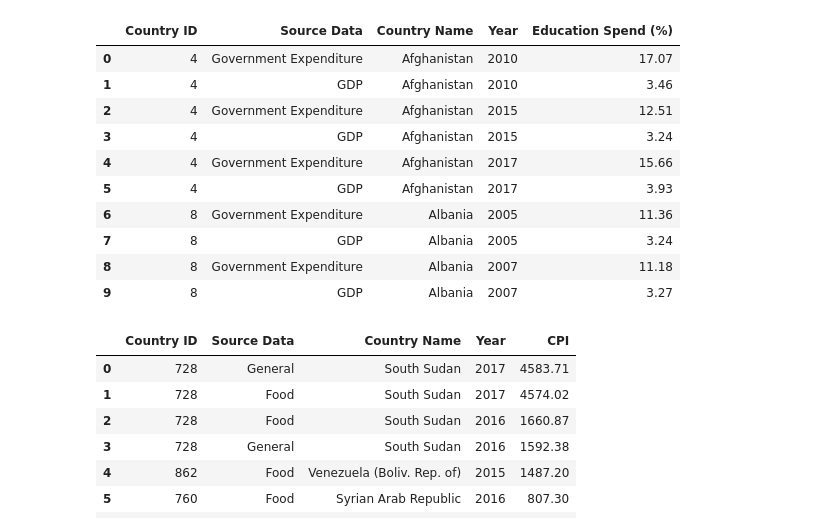
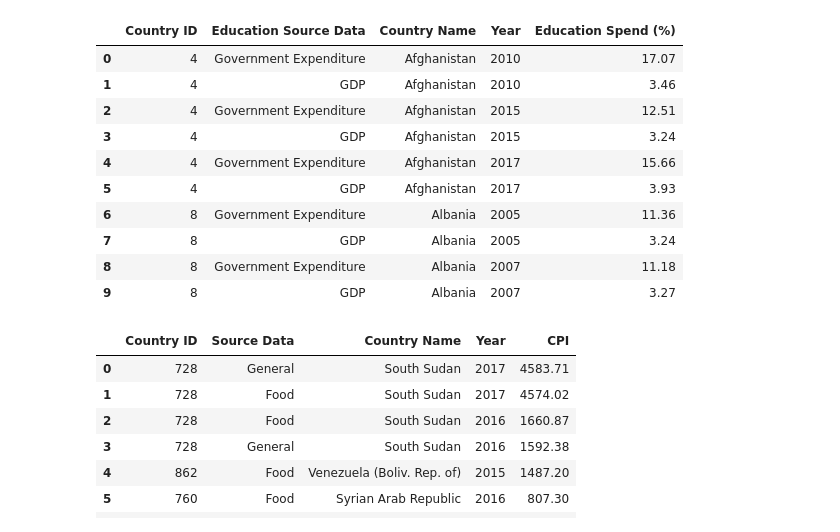
Before and after one commit to ZKeller22/UCI-Project-1-Group-6, a Jupyter notebook: project_main.ipynb, the cells around one changed output. Drawn from its saved outputs; the diff is of its cells as text; code cells hidden in the pictures.

```diff
--- a/project_main.ipynb
+++ b/project_main.ipynb
@@ -10,30 +10,30 @@ warnings.filterwarnings('ignore')
 # %%
 # Read in the csv raw data file for public education expendtiure
 csvfile = pd.read_csv("data_source/raw_data/public_expenditure_education.csv")
 #Convert raw data files to Data Frame
 raw_df = pd.DataFrame(csvfile)
 #Remove the first row and replace with second row
 new_header = raw_df.iloc[0]
 raw_df = raw_df[1:]
 raw_df.columns = new_header
 #Fill in blank column header
 raw_df.columns = raw_df.columns.fillna('Country Name')
 #Convert Value to float and round
 raw_df['Value'] = round(raw_df['Value'].astype(float),2)
 raw_df['Year'] = raw_df['Year'].astype(int)
 #Remove columns that are not needed (Source, Footnote)
 clean_df = raw_df[['Region/Country/Area','Series', 'Country Name','Year','Value']]
-clean_df = clean_df.rename(columns={'Region/Country/Area': 'Country ID', 'Value': 'Education Spend (%)', 'Series': 'Source Data'})
+clean_df = clean_df.rename(columns={'Region/Country/Area': 'Country ID', 'Value': 'Education Spend (%)', 'Series': 'Education Source Data'})
 
-clean_df = clean_df.loc[clean_df['Source Data'].apply(lambda x: x in ['Public expenditure on education (% of government expenditure)','Public expenditure on education (% of GDP)'])]
-clean_df['Source Data'] = clean_df['Source Data'].replace('Public expenditure on education (% of government expenditure)', 'Government Expenditure')
-clean_df['Source Data'] = clean_df['Source Data'].replace('Public expenditure on education (% of GDP)', 'GDP')
+clean_df = clean_df.loc[clean_df['Education Source Data'].apply(lambda x: x in ['Public expenditure on education (% of government expenditure)','Public expenditure on education (% of GDP)'])]
+clean_df['Education Source Data'] = clean_df['Education Source Data'].replace('Public expenditure on education (% of government expenditure)', 'Government Expenditure')
+clean_df['Education Source Data'] = clean_df['Education Source Data'].replace('Public expenditure on education (% of GDP)', 'GDP')
 clean_df =clean_df.reset_index(drop=True)
 #Display the data frame
 
 clean_df.head(10)
 # %% [output]
-|  | Country ID | Source Data | Country Name | Year | Education Spend (%) |
+|  | Country ID | Education Source Data | Country Name | Year | Education Spend (%) |
 | 0 | 4 | Government Expenditure | Afghanistan | 2010 | 17.07 |
 | 1 | 4 | GDP | Afghanistan | 2010 | 3.46 |
 | 2 | 4 | Government Expenditure | Afghanistan | 2015 | 12.51 |
```
Also changed, not shown: parts of 7 cells of this notebook, 10 other files.
